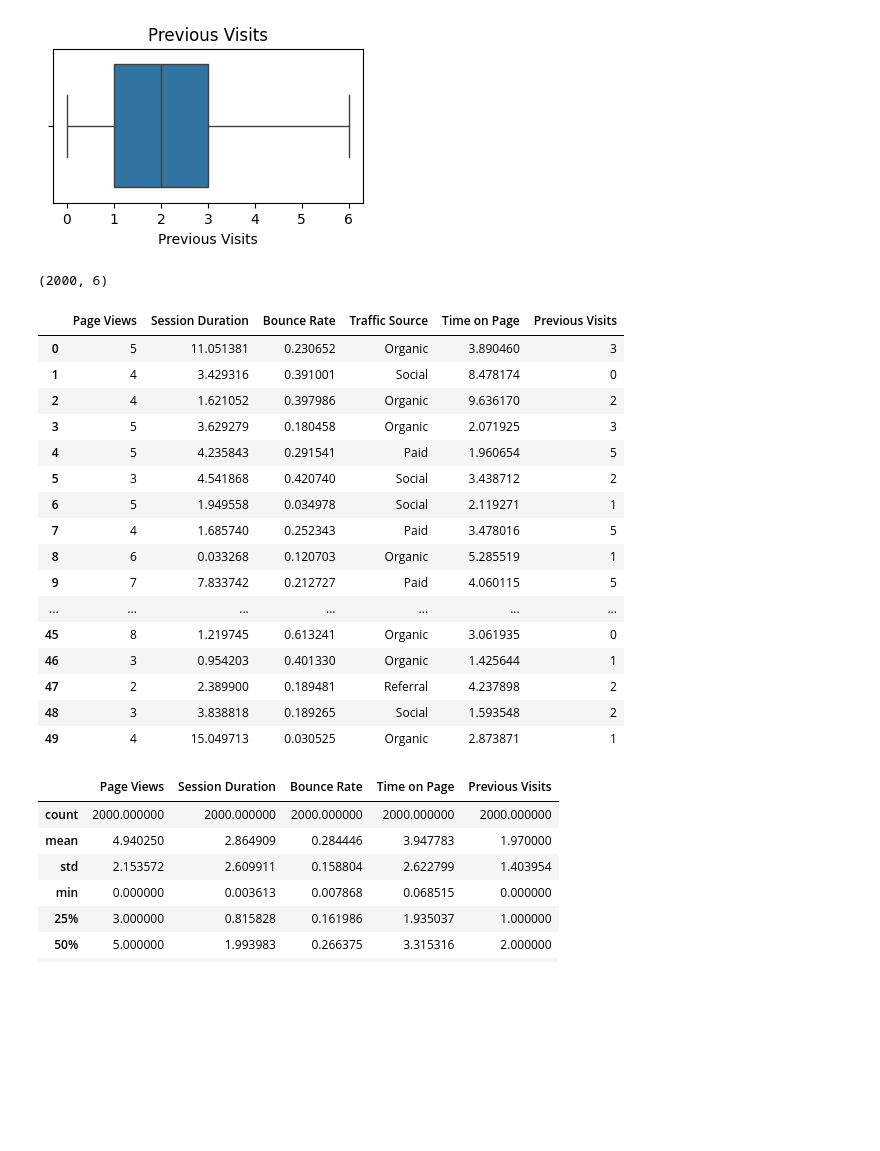
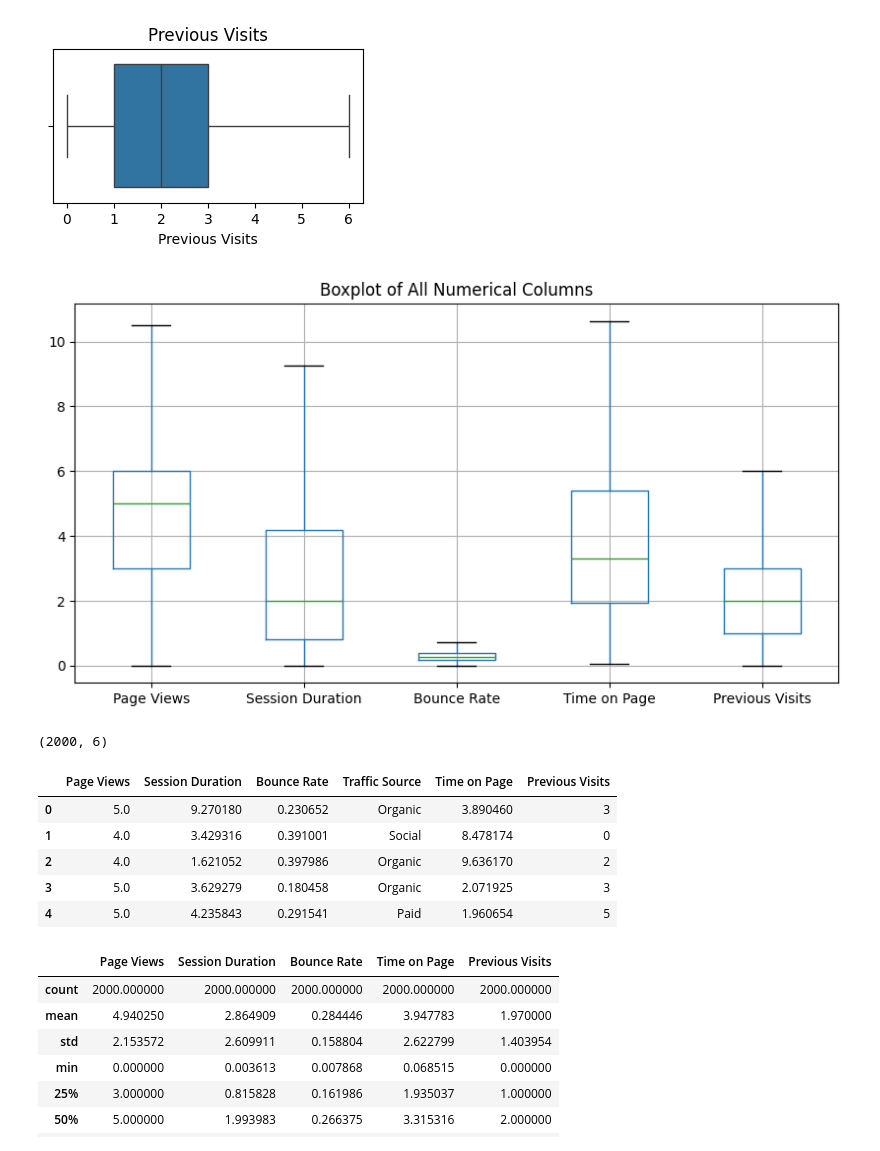
Before and after one commit to Himanshutiwari321/User-Return-Prediction---Startup---ML, a Jupyter notebook: notebooks/02_Clening.ipynb, the cells around one changed output. Drawn from its saved outputs; the diff is of its cells as text; code cells hidden in the pictures; blank space fills up the shorter version.

```diff
--- a/notebooks/02_Clening.ipynb
+++ b/notebooks/02_Clening.ipynb
@@ -4,7 +4,7 @@ import numpy as  np
 import pandas as pd
 import matplotlib.pyplot as plt
 # %%
-df = pd.read_csv("../data/silver/cleaned_data.csv")
+df = pd.read_csv("../data/bronze/raw_data.csv")
 df.head()
 # %% [output]
 |  | Page Views | Session Duration | Bounce Rate | Traffic Source | Time on Page | Previous Visits | ... |
@@ -131,30 +111,30 @@ for col in num_cols:
 [figure]
 [figure]
 [figure]
+# %%
+
+num_cols = df.select_dtypes(include=['int64','float64']).columns
+
+plt.figure(figsize=(10,5))
+df[num_cols].boxplot()
+
+plt.title("Boxplot of All Numerical Columns")
+plt.show()
+# %% [output]
+[figure, added]
 # %%
 df.shape
 # %% [output]
 (2000, 6)
 # %%
-df.head(50)
+df.head(5)
 # %% [output]
 |  | Page Views | Session Duration | Bounce Rate | Traffic Source | Time on Page | Previous Visits |
-| 0 | 5 | 11.051381 | 0.230652 | Organic | 3.890460 | 3 |
-| 1 | 4 | 3.429316 | 0.391001 | Social | 8.478174 | 0 |
-| 2 | 4 | 1.621052 | 0.397986 | Organic | 9.636170 | 2 |
-| 3 | 5 | 3.629279 | 0.180458 | Organic | 2.071925 | 3 |
-| 4 | 5 | 4.235843 | 0.291541 | Paid | 1.960654 | 5 |
-| 5 | 3 | 4.541868 | 0.420740 | Social | 3.438712 | 2 |
-| 6 | 5 | 1.949558 | 0.034978 | Social | 2.119271 | 1 |
-| 7 | 4 | 1.685740 | 0.252343 | Paid | 3.478016 | 5 |
-| 8 | 6 | 0.033268 | 0.120703 | Organic | 5.285519 | 1 |
-| 9 | 7 | 7.833742 | 0.212727 | Paid | 4.060115 | 5 |
-| ... | ... | ... | ... | ... | ... | ... |
-| 45 | 8 | 1.219745 | 0.613241 | Organic | 3.061935 | 0 |
-| 46 | 3 | 0.954203 | 0.401330 | Organic | 1.425644 | 1 |
-| 47 | 2 | 2.389900 | 0.189481 | Referral | 4.237898 | 2 |
-| 48 | 3 | 3.838818 | 0.189265 | Social | 1.593548 | 2 |
-| 49 | 4 | 15.049713 | 0.030525 | Organic | 2.873871 | 1 |
+| 0 | 5.0 | 9.270180 | 0.230652 | Organic | 3.890460 | 3 |
+| 1 | 4.0 | 3.429316 | 0.391001 | Social | 8.478174 | 0 |
+| 2 | 4.0 | 1.621052 | 0.397986 | Organic | 9.636170 | 2 |
+| 3 | 5.0 | 3.629279 | 0.180458 | Organic | 2.071925 | 3 |
+| 4 | 5.0 | 4.235843 | 0.291541 | Paid | 1.960654 | 5 |
 # %%
 df.describe()
 # %% [output]
```
Also changed, not shown: parts of 4 cells of this notebook, 5 other files.
